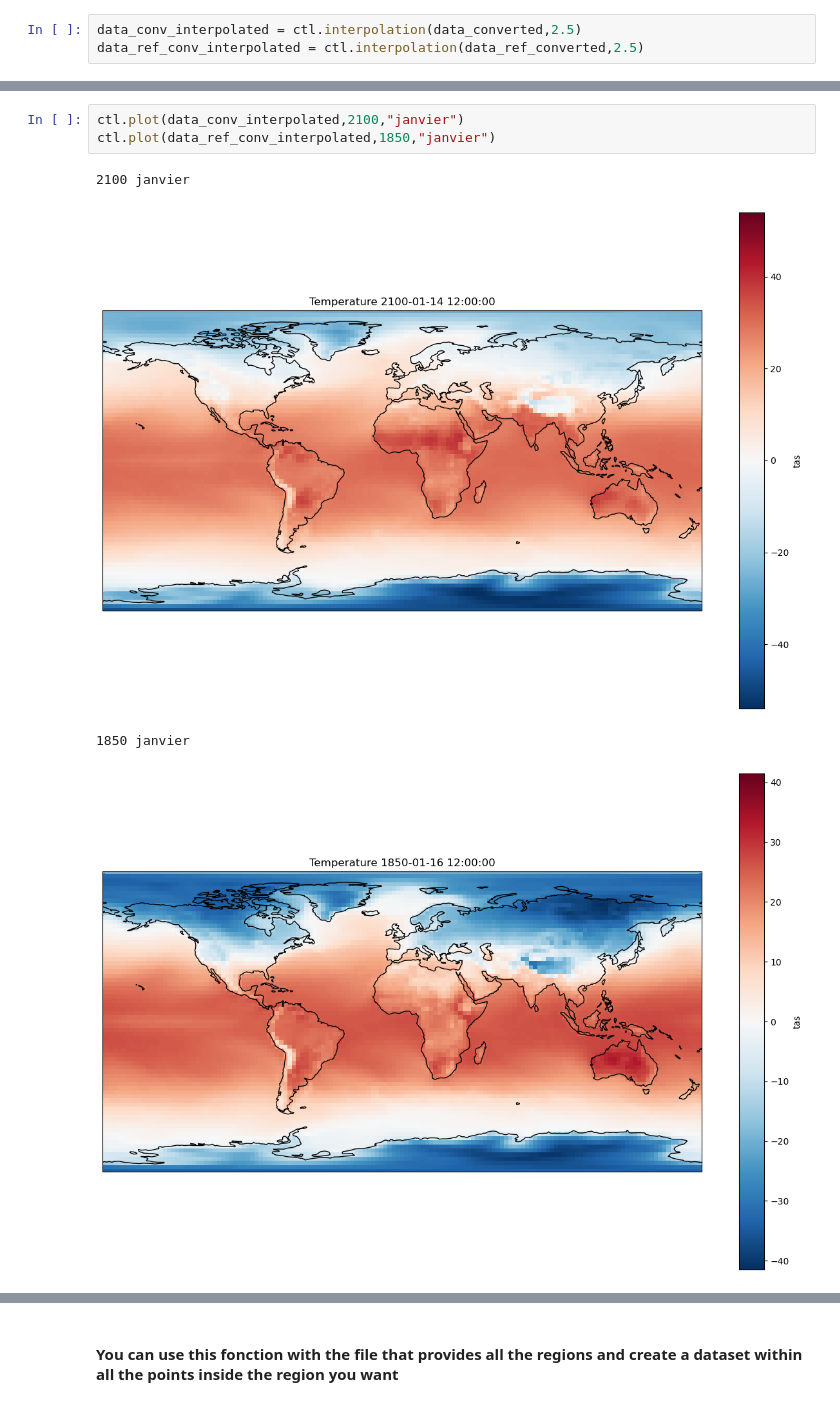
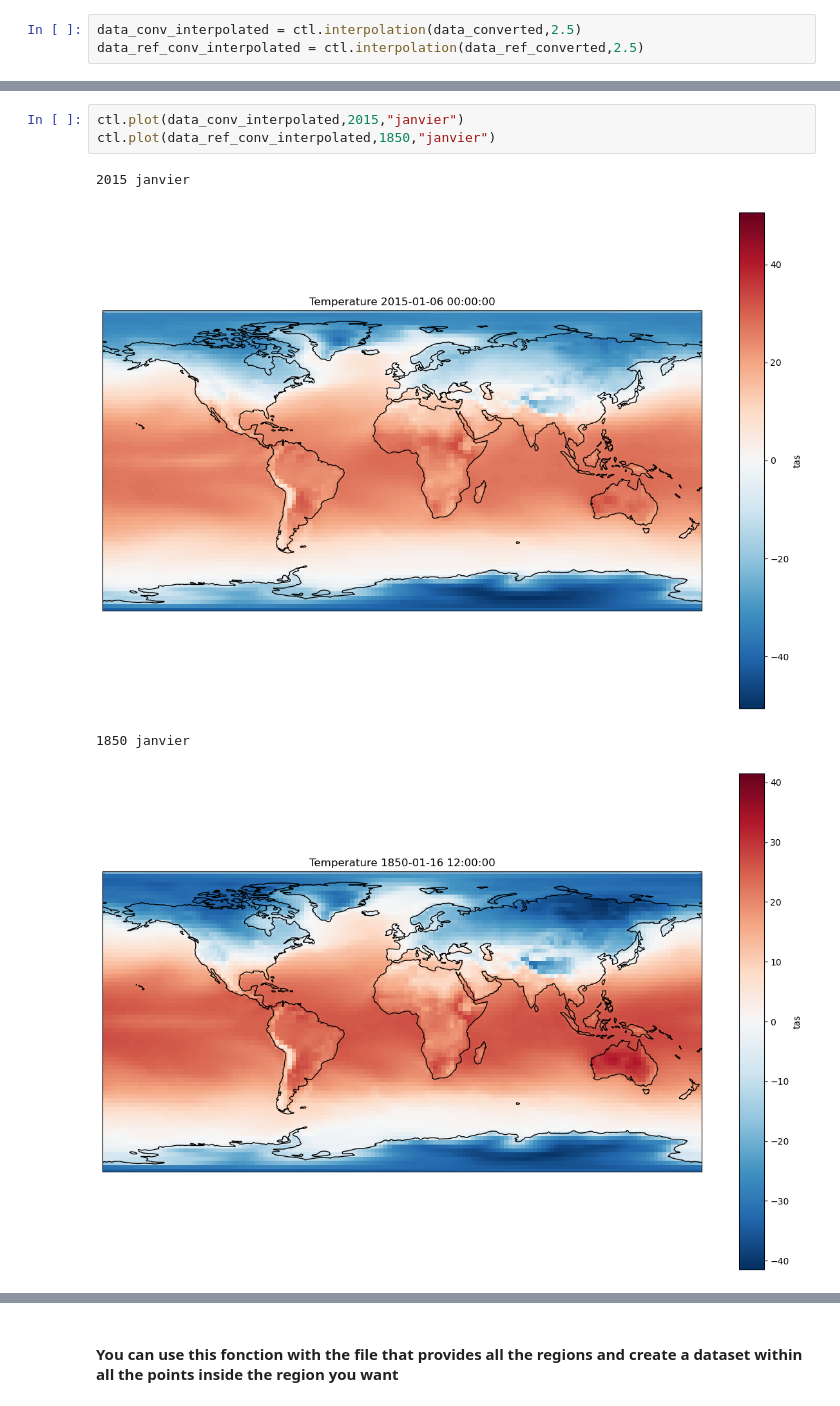
Before and after one commit to Userror05/MERCURY, a Jupyter notebook: emulator_tutorial.ipynb, the cells around one changed output, grey strips where cells are left out. Saved outputs shown, nothing was run; the diff lists cells and outputs as text.

```diff
--- a/emulator_tutorial.ipynb
+++ b/emulator_tutorial.ipynb
@@ -47,8 +69,8 @@ data_ref_conv_interpolated = ctl.interpolation(data_ref_converted,2.5)
 # %%
-ctl.plot(data_conv_interpolated,2100,"janvier")
+ctl.plot(data_conv_interpolated,2015,"janvier")
 ctl.plot(data_ref_conv_interpolated,1850,"janvier")
 # %% [output]
-2100 janvier
+2015 janvier
-[figure, old version]
+[figure, new version]
 1850 janvier
 [figure]
```
Also changed, not shown: parts of 22 cells of this notebook.
